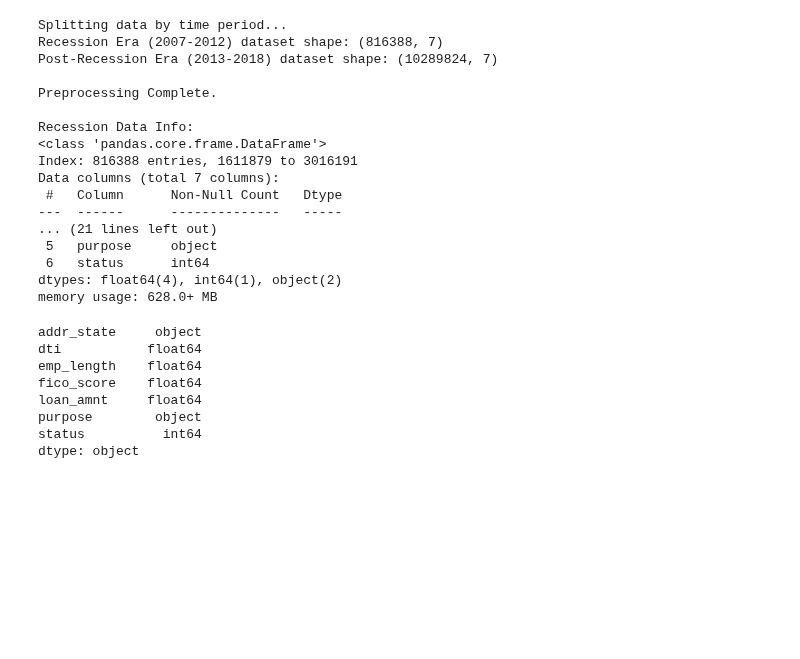
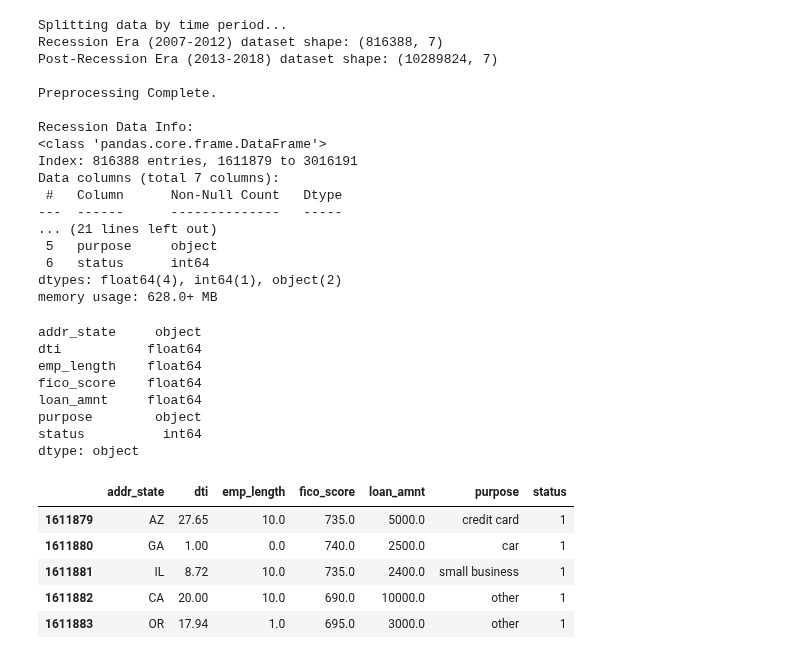
Before and after one commit to cedergrund/CSCI4622Project, a Jupyter notebook: checkincode.ipynb, the cells around one changed output. Saved outputs shown, nothing was run; the diff lists cells and outputs as text; code cells hidden in the pictures; blank space fills up the shorter version.

```diff
--- a/checkincode.ipynb
+++ b/checkincode.ipynb
@@ -326,3 +326,12 @@ loan_amnt     float64
 purpose        object
 status          int64
 dtype: object
+# %%
+recession_df.head()
+# %% [output]
+|  | addr_state | dti | emp_length | fico_score | loan_amnt | purpose | status |
+| 1611879 | AZ | 27.65 | 10.0 | 735.0 | 5000.0 | credit card | 1 |
+| 1611880 | GA | 1.00 | 0.0 | 740.0 | 2500.0 | car | 1 |
+| 1611881 | IL | 8.72 | 10.0 | 735.0 | 2400.0 | small business | 1 |
+| 1611882 | CA | 20.00 | 10.0 | 690.0 | 10000.0 | other | 1 |
+| 1611883 | OR | 17.94 | 1.0 | 695.0 | 3000.0 | other | 1 |
```
Also changed, not shown: parts of 4 cells of this notebook.
